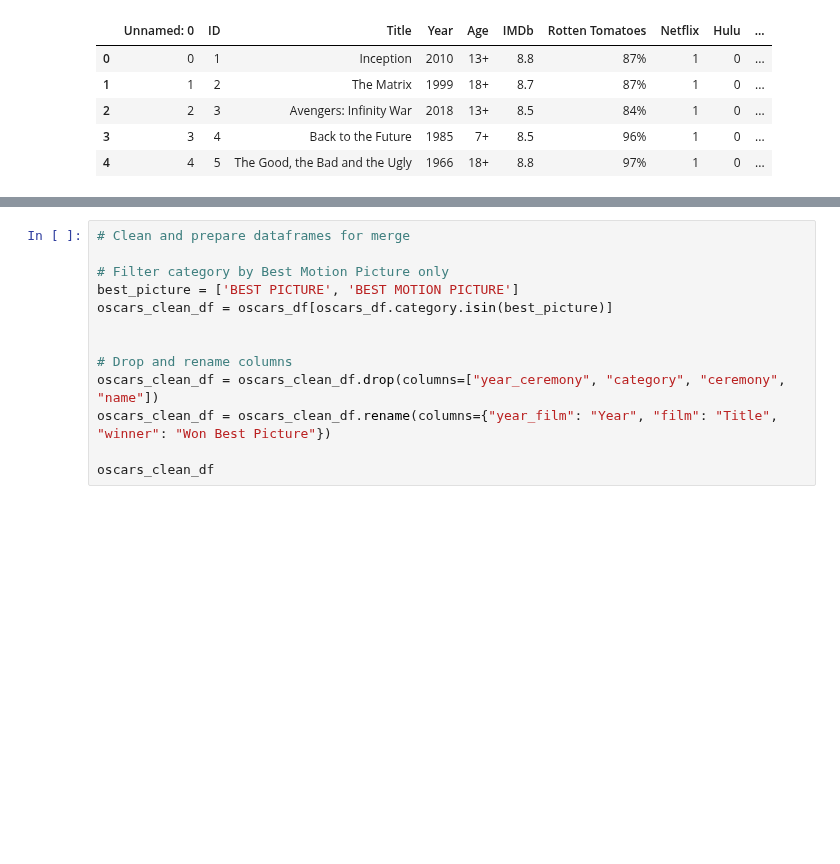
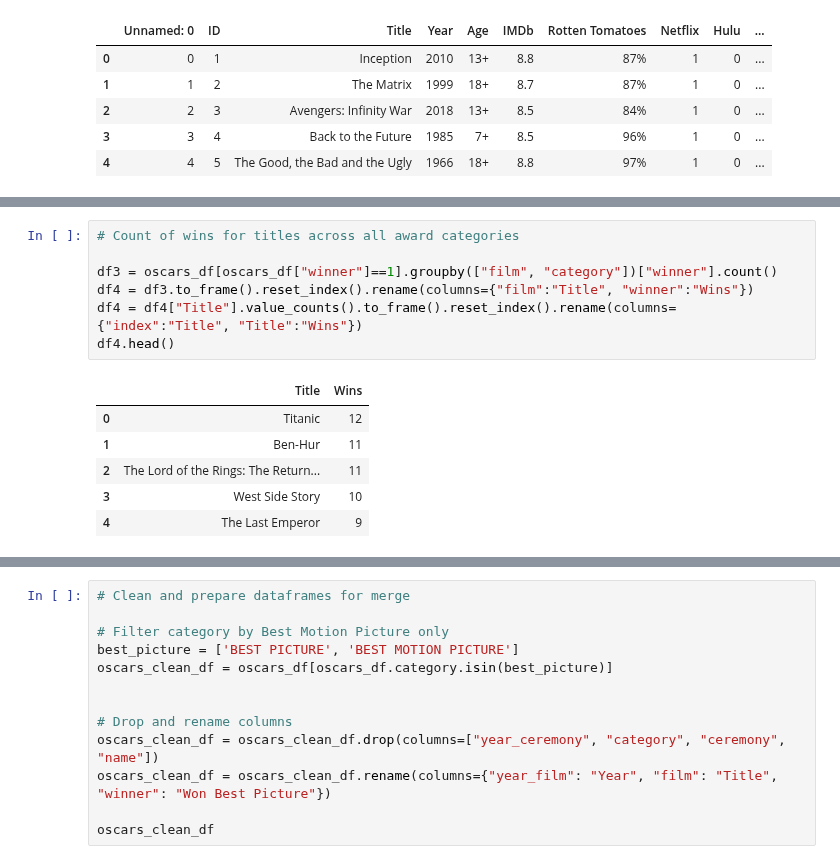
Before and after one commit to jacance/streaming-service-analysis, a Jupyter notebook: pristine_justin.ipynb, the cells around one changed output, grey strips where cells are left out. Saved outputs shown, nothing was run; the diff lists cells and outputs as text; blank space fills up the shorter version.

```diff
--- a/pristine_justin.ipynb
+++ b/pristine_justin.ipynb
@@ -83,2 +62,16 @@ df2
 4833 rows × 2 columns
+# %%
+# Count of wins for titles across all award categories
+
+df3 = oscars_df[oscars_df["winner"]==1].groupby(["film", "category"])["winner"].count()
+df4 = df3.to_frame().reset_index().rename(columns={"film":"Title", "winner":"Wins"})
+df4 = df4["Title"].value_counts().to_frame().reset_index().rename(columns={"index":"Title", "Title":"Wins"})
+df4.head()
+# %% [output]
+|  | Title | Wins |
+| 0 | Titanic | 12 |
+| 1 | Ben-Hur | 11 |
+| 2 | The Lord of the Rings: The Return... | 11 |
+| 3 | West Side Story | 10 |
+| 4 | The Last Emperor | 9 |
 # %%
```
Also changed, not shown: parts of 19 cells of this notebook, 1 other file.
